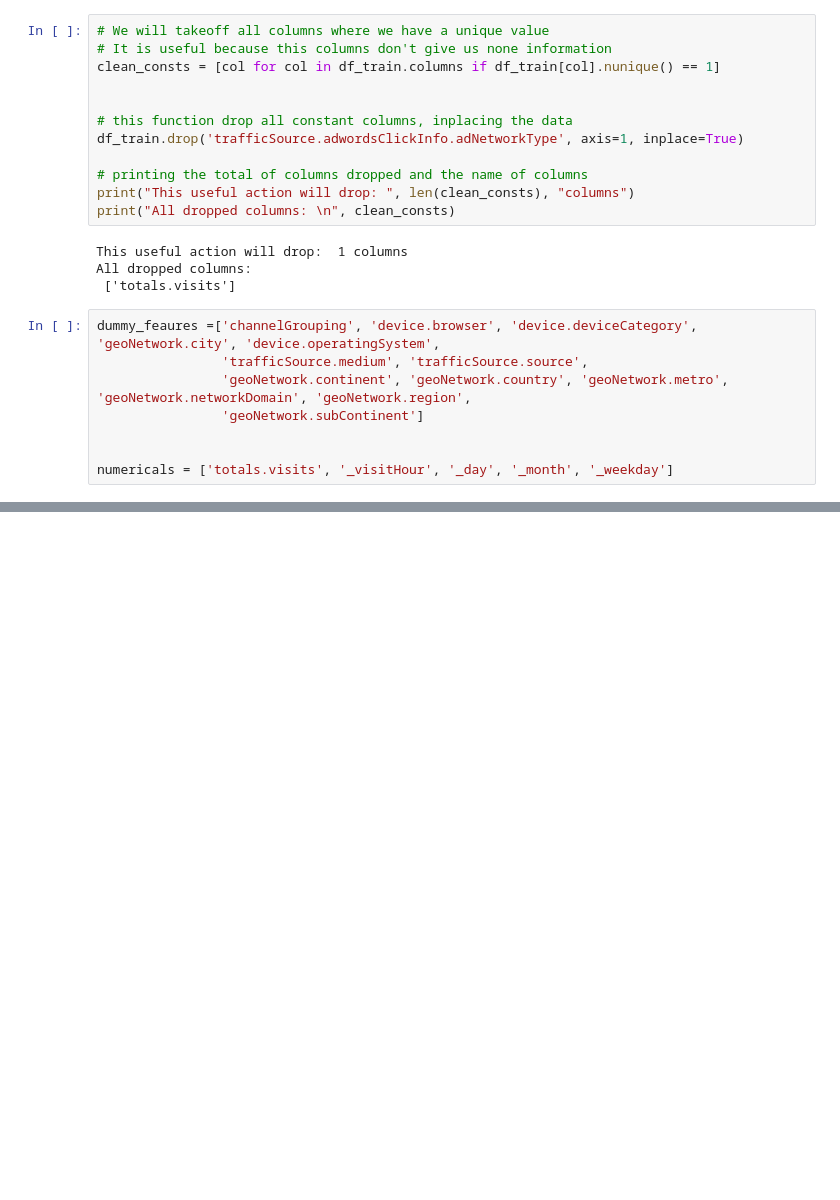
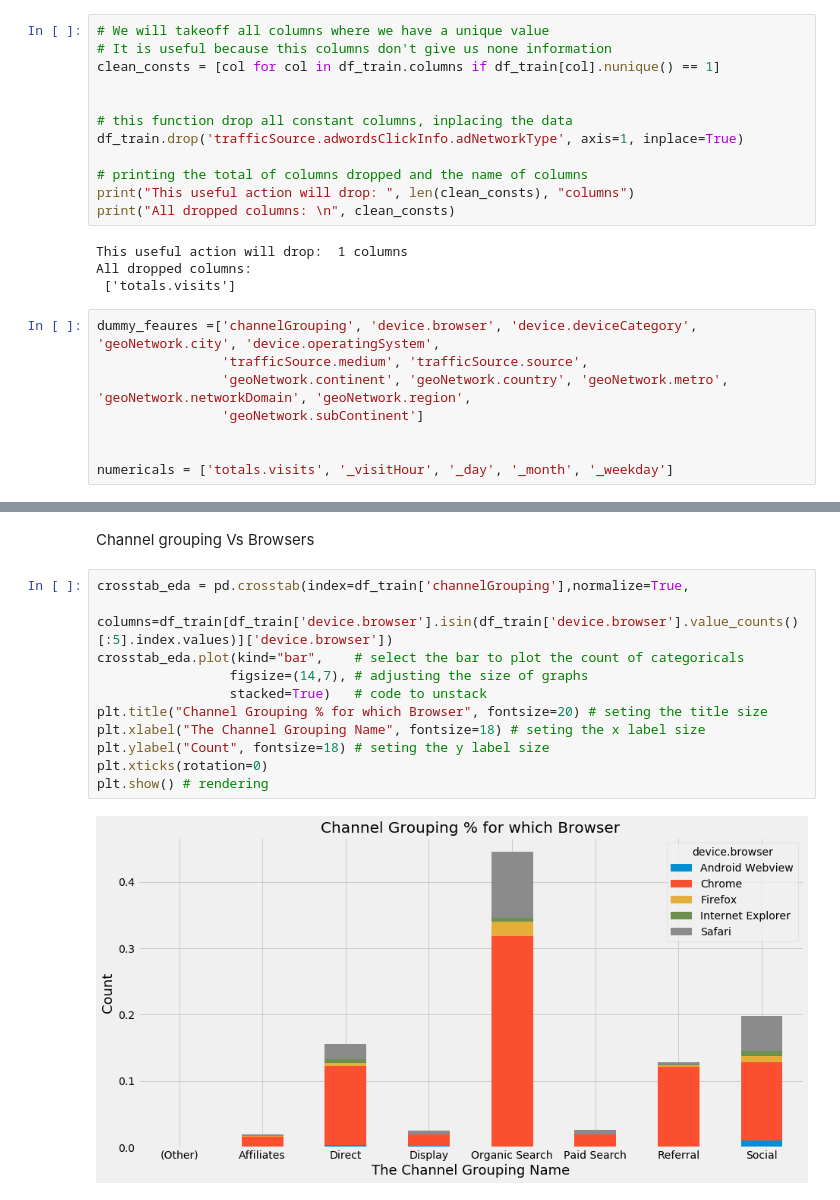
Before and after one commit to gane-dev/DeepLearning, a Jupyter notebook: kg-google-rev-prediction.ipynb, the cells around one changed output, grey strips where cells are left out. Drawn from its saved outputs; the diff is of its cells as text; blank space fills up the shorter version.

```diff
--- a/kg-google-rev-prediction.ipynb
+++ b/kg-google-rev-prediction.ipynb
@@ -269,0 +379,15 @@ The 'normed' kwarg is deprecated, and has been replaced by the 'density' kwarg.
+# %% [markdown]
+Channel grouping Vs Browsers
+# %%
+crosstab_eda = pd.crosstab(index=df_train['channelGrouping'],normalize=True,
+                            columns=df_train[df_train['device.browser'].isin(df_train['device.browser'].value_counts()[:5].index.values)]['device.browser'])
+crosstab_eda.plot(kind="bar",    # select the bar to plot the count of categoricals
+                 figsize=(14,7), # adjusting the size of graphs
+                 stacked=True)   # code to unstack
+plt.title("Channel Grouping % for which Browser", fontsize=20) # seting the title size
+plt.xlabel("The Channel Grouping Name", fontsize=18) # seting the x label size
+plt.ylabel("Count", fontsize=18) # seting the y label size
+plt.xticks(rotation=0)
+plt.show() # rendering
+# %% [output]
+[figure, added]
```
Also changed, not shown: parts of 18 cells of this notebook.
